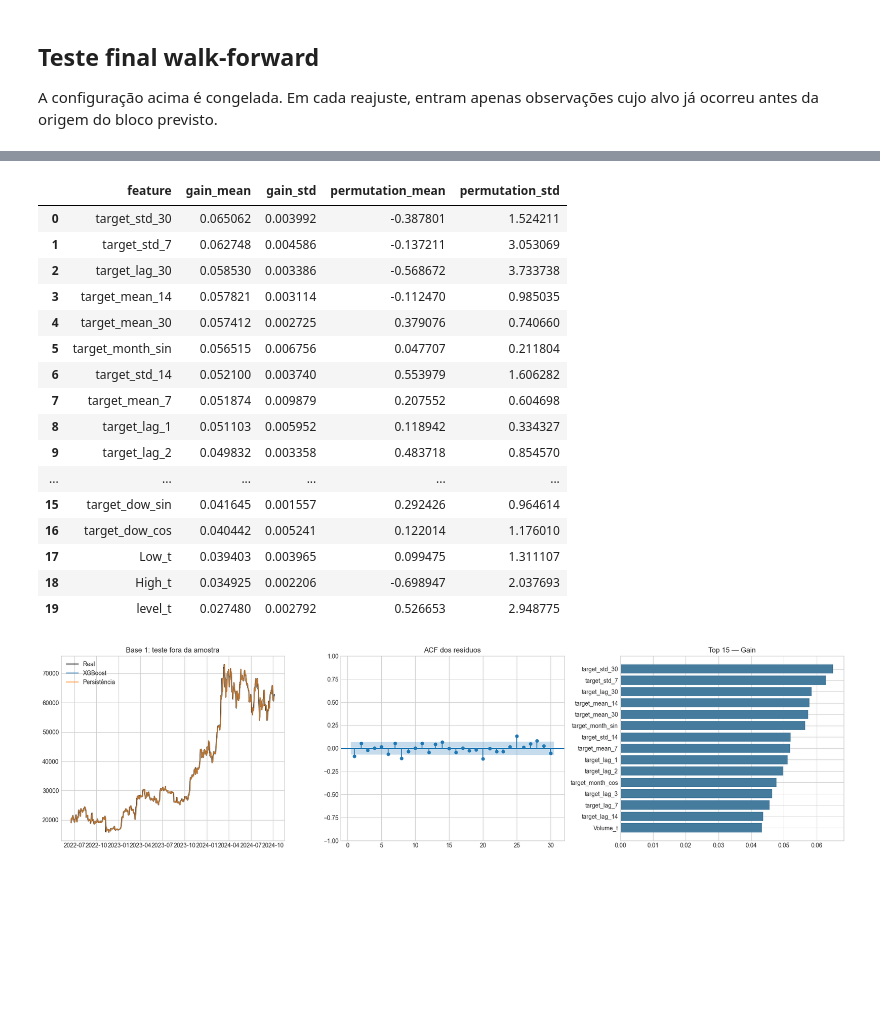
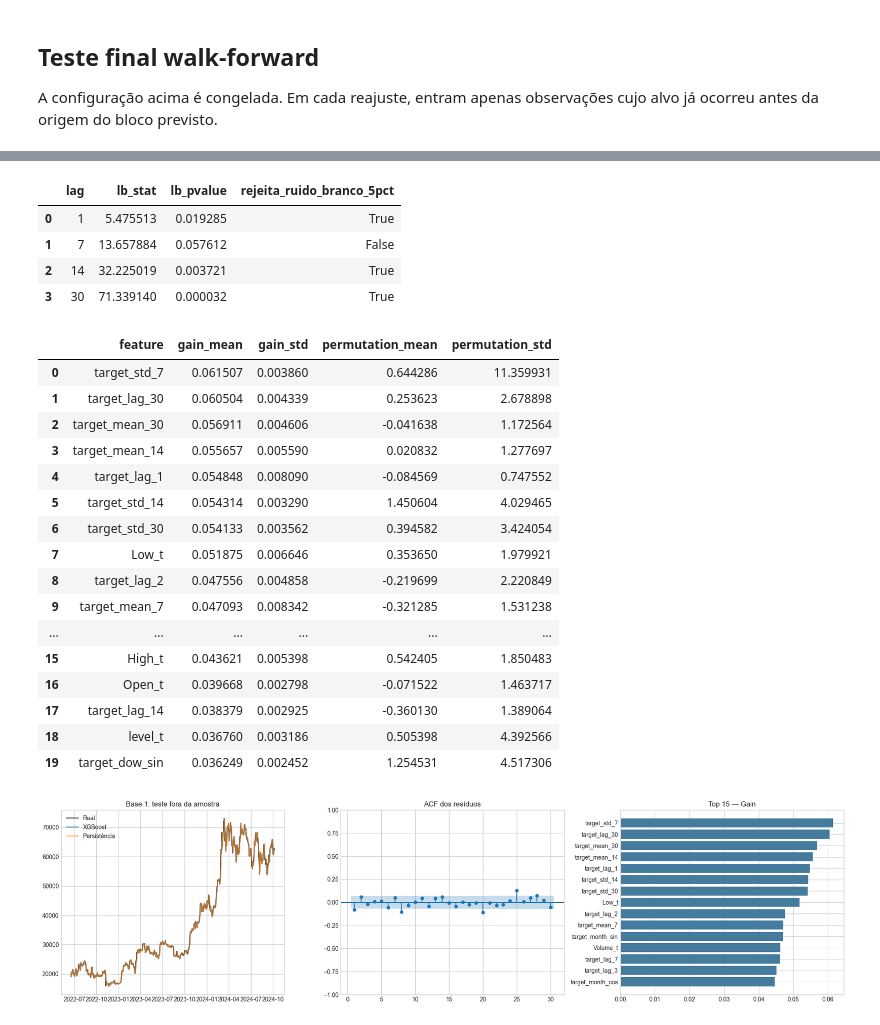
Before and after one commit to lemosriosl/TrabalhoDanielModelos, a Jupyter notebook: notebooks/base_01-grupo1_XGBoost.ipynb, the cells around one changed output, grey strips where cells are left out. Drawn from its saved outputs; the diff is of its cells as text; code cells hidden in the pictures; blank space fills up the shorter version.

```diff
--- a/notebooks/base_01-grupo1_XGBoost.ipynb
+++ b/notebooks/base_01-grupo1_XGBoost.ipynb
@@ -252,7 +261,11 @@ def temporal_search(quadro, grade, n_iter, stage, random_state):
 
 
 def walk_forward(treino, teste, params, refit_every):
+    if not isinstance(refit_every, int) or isinstance(refit_every, bool) or refit_every < 1: raise ValueError("Cadência inválida.")
     predictions, fits, importance = [], [], []
+    evaluation_clock = time.perf_counter()
+    progress_path = CHECKPOINT_DIR / f"evaluation_progress_refit_{refit_every}.json"
+    progress_path.write_text(json.dumps({"completed": 0, "total": len(teste), "updated_at": str(pd.Timestamp.now(tz="UTC"))}), encoding="utf-8")
     for block_start in range(0, len(teste), refit_every):
         block_end = min(block_start + refit_every, len(teste))
         block = teste.iloc[block_start:block_end]
@@ -278,18 +291,18 @@ def walk_forward(treino, teste, params, refit_every):
             "training_rows": len(history), "block_start": block_start,
             "block_end_exclusive": block_end, "fit_seconds": fit_seconds,
         })
-        perm_block = block if len(block) <= PERMUTATION_MAX_ROWS else block.sample(PERMUTATION_MAX_ROWS, random_state=RANDOM_STATE)
-        perm = permutation_importance(
-            model, perm_block[FEATURES], perm_block[MODEL_TARGET], scoring="neg_mean_absolute_error",
-            n_repeats=PERMUTATION_REPEATS, random_state=RANDOM_STATE, n_jobs=1,
-        )
-        gain = model.feature_importances_
-        for pos, feature in enumerate(FEATURES):
-            importance.append({
-                "model_refit_origin": refit_origin, "feature": feature, "gain": float(gain[pos]),
-                "permutation_mean": float(perm.importances_mean[pos]),
-                "permutation_std": float(perm.importances_std[pos]),
-            })
+        if block_start % IMPORTANCE_EVERY == 0:
+            diagnostic = teste.iloc[block_start:min(block_start + IMPORTANCE_WINDOW, len(teste))]
+            importance.extend(importancia_temporal(
+                model, diagnostic, FEATURES, MODEL_TARGET, origin_col=ORIGIN_COL,
+                training_cutoff=cutoff, refit_origin=refit_origin,
+                n_repeats=PERMUTATION_REPEATS, seed=RANDOM_STATE,
+            ))
+        if len(fits) % PROGRESS_EVERY == 0 or block_end == len(teste):
+            elapsed = time.perf_counter() - evaluation_clock
+            remaining = elapsed / block_end * (len(teste) - block_end)
+            progress_path.write_text(json.dumps({"completed": block_end, "total": len(teste), "elapsed_seconds": elapsed, "estimated_remaining_seconds": remaining, "updated_at": str(pd.Timestamp.now(tz="UTC"))}), encoding="utf-8")
+            print(f"Walk-forward: {block_end}/{len(teste)} ({100*block_end/len(teste):.2f}%); tempo={elapsed/3600:.2f}h; restante estimado={remaining/3600:.2f}h", flush=True)
     return pd.DataFrame(predictions), pd.DataFrame(fits), pd.DataFrame(importance)
 
 
@@ -441,14 +472,18 @@ Configuração congelada antes do teste: {"colsample_bytree": 0.51, "learning_ra
 
 A configuração acima é congelada. Em cada reajuste, entram apenas observações cujo alvo já ocorreu antes da origem do bloco previsto.
 # %%
-REFIT_EVERY = 1
+# Protocolo periódico: saídas antigas exigem reexecução; previsão segue em todas as origens.
+REFIT_EVERY = 7
 evaluation_start = time.perf_counter()
 core_predictions, fit_log, importance_long = walk_forward(train_df, test_df, best_params, REFIT_EVERY)
+assert len(fit_log) == math.ceil(len(test_df) / REFIT_EVERY)
+assert (core_predictions.training_target_cutoff <= core_predictions.model_refit_origin).all()
+print(f"Cadência: {REFIT_EVERY} origens; reajustes: {len(fit_log)}; previsões: {len(core_predictions)}")
 evaluation_seconds = time.perf_counter() - evaluation_start
 assert json.dumps(best_params, sort_keys=True, default=json_default) == FROZEN_PARAMS
 assert len(core_predictions) == len(test_df)
 assert core_predictions[ORIGIN_COL].reset_index(drop=True).equals(test_df[ORIGIN_COL].reset_index(drop=True))
-assert (core_predictions.training_target_cutoff < core_predictions[ORIGIN_COL]).all()
+assert (core_predictions.training_target_cutoff <= core_predictions[ORIGIN_COL]).all()
 predictions = test_df[[ORIGIN_COL, TARGET_TIME_COL, "level_t", "y_true", MODEL_TARGET]].copy()
 predictions["y_pred_delta_xgb"] = core_predictions.y_pred.to_numpy()
 predictions["y_pred_xgb"] = predictions.level_t + predictions.y_pred_delta_xgb
@@ -466,4 +519,7 @@ metrics["skill_MAE_vs_persistencia"] = 1 - metrics.MAE / baseline_mae
 # %%
+residual_file = salvar_residuos_nivel(predictions, ROOT, BASE_NUMBER, expected_rows=len(test_df), smoke=SMOKE_TEST)
+print("Resíduos individuais completos:", residual_file)
+display(predictions.head(20))
 residual_col = "residual_return_xgb" if BASE_NUMBER == 5 else "residuo_xgb"
 residuals = predictions[residual_col].dropna()
 configured_lags = LJUNG_LAGS
@@ -504,21 +573,26 @@ plt.tight_layout(); plt.show()
-|  | feature | gain_mean | gain_std | permutation_mean | permutation_std |
-| 0 | target_std_30 | 0.065062 | 0.003992 | -0.387801 | 1.524211 |
-| 1 | target_std_7 | 0.062748 | 0.004586 | -0.137211 | 3.053069 |
-| 2 | target_lag_30 | 0.058530 | 0.003386 | -0.568672 | 3.733738 |
-| 3 | target_mean_14 | 0.057821 | 0.003114 | -0.112470 | 0.985035 |
-| 4 | target_mean_30 | 0.057412 | 0.002725 | 0.379076 | 0.740660 |
-| 5 | target_month_sin | 0.056515 | 0.006756 | 0.047707 | 0.211804 |
-| 6 | target_std_14 | 0.052100 | 0.003740 | 0.553979 | 1.606282 |
-| 7 | target_mean_7 | 0.051874 | 0.009879 | 0.207552 | 0.604698 |
-| 8 | target_lag_1 | 0.051103 | 0.005952 | 0.118942 | 0.334327 |
-| 9 | target_lag_2 | 0.049832 | 0.003358 | 0.483718 | 0.854570 |
-| ... | ... | ... | ... | ... | ... |
-| 15 | target_dow_sin | 0.041645 | 0.001557 | 0.292426 | 0.964614 |
-| 16 | target_dow_cos | 0.040442 | 0.005241 | 0.122014 | 1.176010 |
-| 17 | Low_t | 0.039403 | 0.003965 | 0.099475 | 1.311107 |
-| 18 | High_t | 0.034925 | 0.002206 | -0.698947 | 2.037693 |
-| 19 | level_t | 0.027480 | 0.002792 | 0.526653 | 2.948775 |
+|  | lag | lb_stat | lb_pvalue | rejeita_ruido_branco_5pct |
+| 0 | 1 | 5.475513 | 0.019285 | True |
+| 1 | 7 | 13.657884 | 0.057612 | False |
+| 2 | 14 | 32.225019 | 0.003721 | True |
+| 3 | 30 | 71.339140 | 0.000032 | True |
+|  | feature | gain_mean | gain_std | permutation_mean | permutation_std |
+| 0 | target_std_7 | 0.061507 | 0.003860 | 0.644286 | 11.359931 |
+| 1 | target_lag_30 | 0.060504 | 0.004339 | 0.253623 | 2.678898 |
+| 2 | target_mean_30 | 0.056911 | 0.004606 | -0.041638 | 1.172564 |
+| 3 | target_mean_14 | 0.055657 | 0.005590 | 0.020832 | 1.277697 |
+| 4 | target_lag_1 | 0.054848 | 0.008090 | -0.084569 | 0.747552 |
+| 5 | target_std_14 | 0.054314 | 0.003290 | 1.450604 | 4.029465 |
+| 6 | target_std_30 | 0.054133 | 0.003562 | 0.394582 | 3.424054 |
+| 7 | Low_t | 0.051875 | 0.006646 | 0.353650 | 1.979921 |
+| 8 | target_lag_2 | 0.047556 | 0.004858 | -0.219699 | 2.220849 |
+| 9 | target_mean_7 | 0.047093 | 0.008342 | -0.321285 | 1.531238 |
+| ... | ... | ... | ... | ... | ... |
+| 15 | High_t | 0.043621 | 0.005398 | 0.542405 | 1.850483 |
+| 16 | Open_t | 0.039668 | 0.002798 | -0.071522 | 1.463717 |
+| 17 | target_lag_14 | 0.038379 | 0.002925 | -0.360130 | 1.389064 |
+| 18 | level_t | 0.036760 | 0.003186 | 0.505398 | 4.392566 |
+| 19 | target_dow_sin | 0.036249 | 0.002452 | 1.254531 | 4.517306 |
-[figure, old version]
+[figure, new version]
 # %%
 summary = {
     "base": BASE_NUMBER, "nome": BASE_NAME, "frequencia": FREQUENCY,
```
Also changed, not shown: parts of 7 cells of this notebook, 23 other files.
